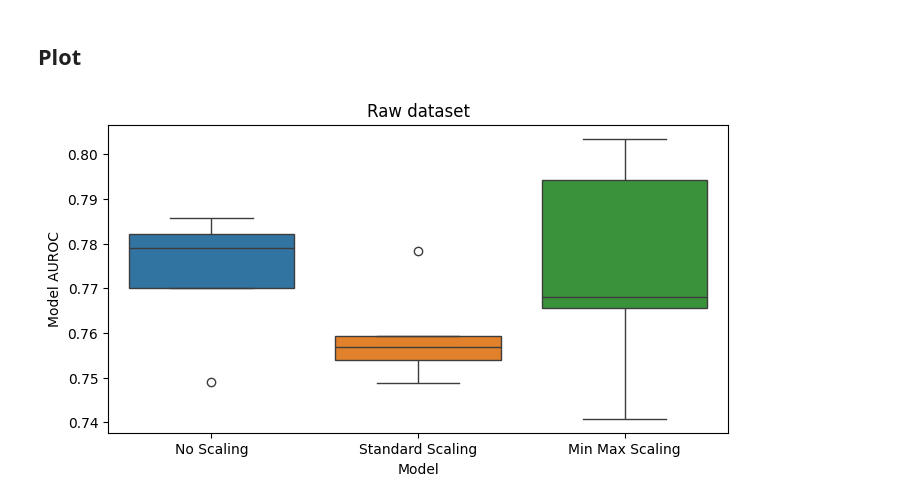
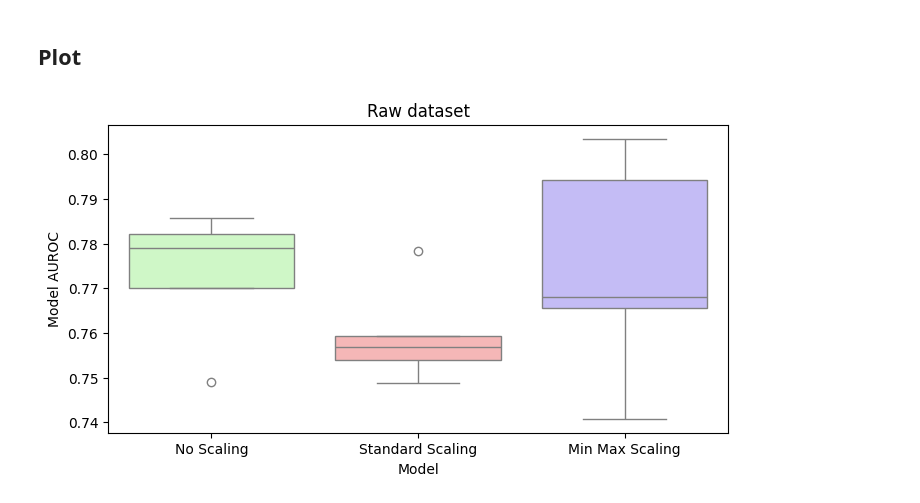
Before and after one commit to ryashpal/eICU-EHR-Pipeline, a Jupyter notebook: notebooks/sepsis_icd_cohort/experiments/03_standardisation_analysis/analysis.ipynb, the cells around one changed output. Drawn from its saved outputs; the diff is of its cells as text; code cells hidden in the pictures.

Commit message:
updating the plot

```diff
--- a/notebooks/sepsis_icd_cohort/experiments/03_standardisation_analysis/analysis.ipynb
+++ b/notebooks/sepsis_icd_cohort/experiments/03_standardisation_analysis/analysis.ipynb
@@ -152,14 +152,14 @@ boxPlotDf = pd.DataFrame(data, columns=['Scaling', 'AUROC Scores'])
 # %%
 import matplotlib.pyplot as plt
 import seaborn as sns
 
 
 plt.figure(figsize=(8,4))
-ax = sns.boxplot(data=boxPlotDf, x='Scaling', y='AUROC Scores', hue='Scaling')
+ax = sns.boxplot(data=boxPlotDf, x='Scaling', y='AUROC Scores', hue='Scaling', palette=['#caffbf', '#ffadad', '#bdb2ff'])
 ax.set(xticklabels=['No Scaling', 'Standard Scaling', 'Min Max Scaling'])
 ax.set(xlabel='Model')
 ax.set(ylabel='Model AUROC')
 ax.set_title('Raw dataset')
 plt.show()
 # %% [output]
-[figure, old version]
+[figure, new version]
```
